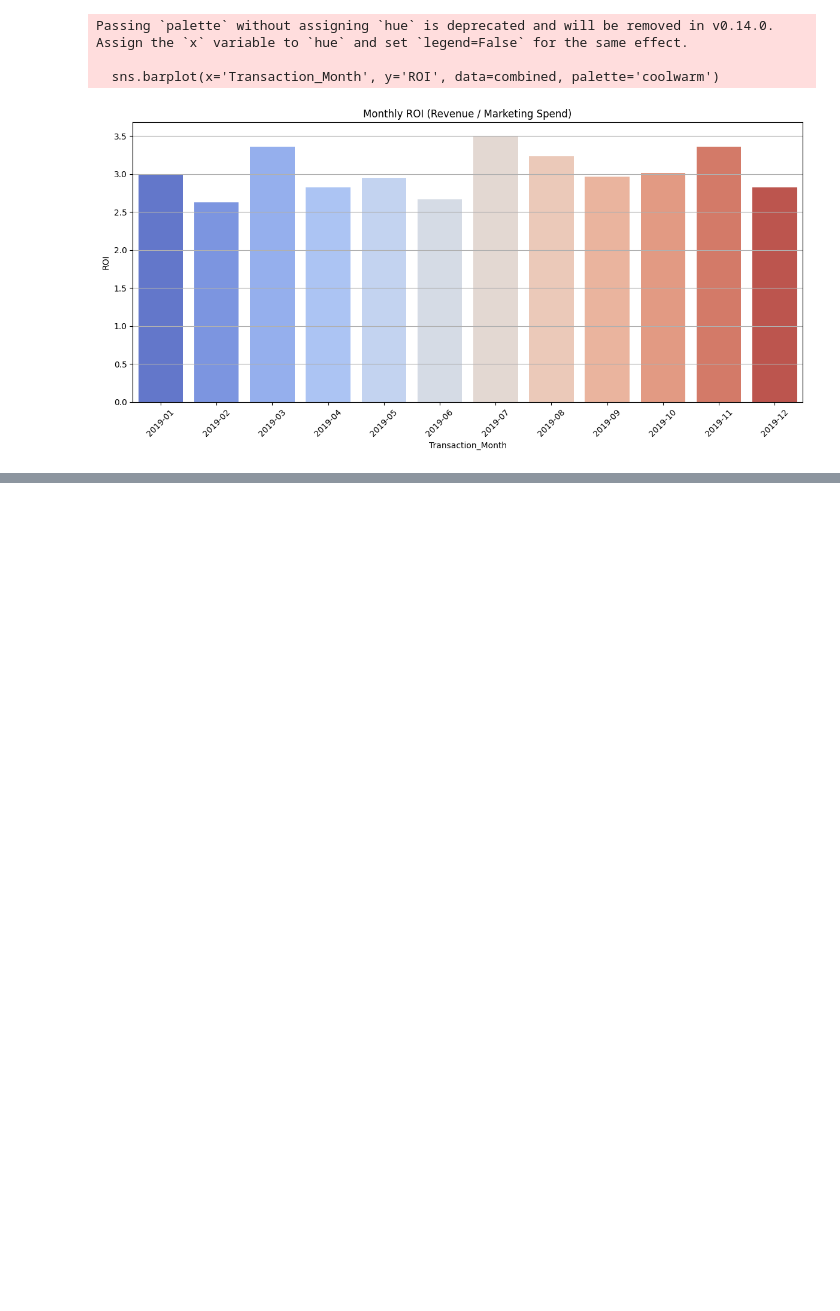
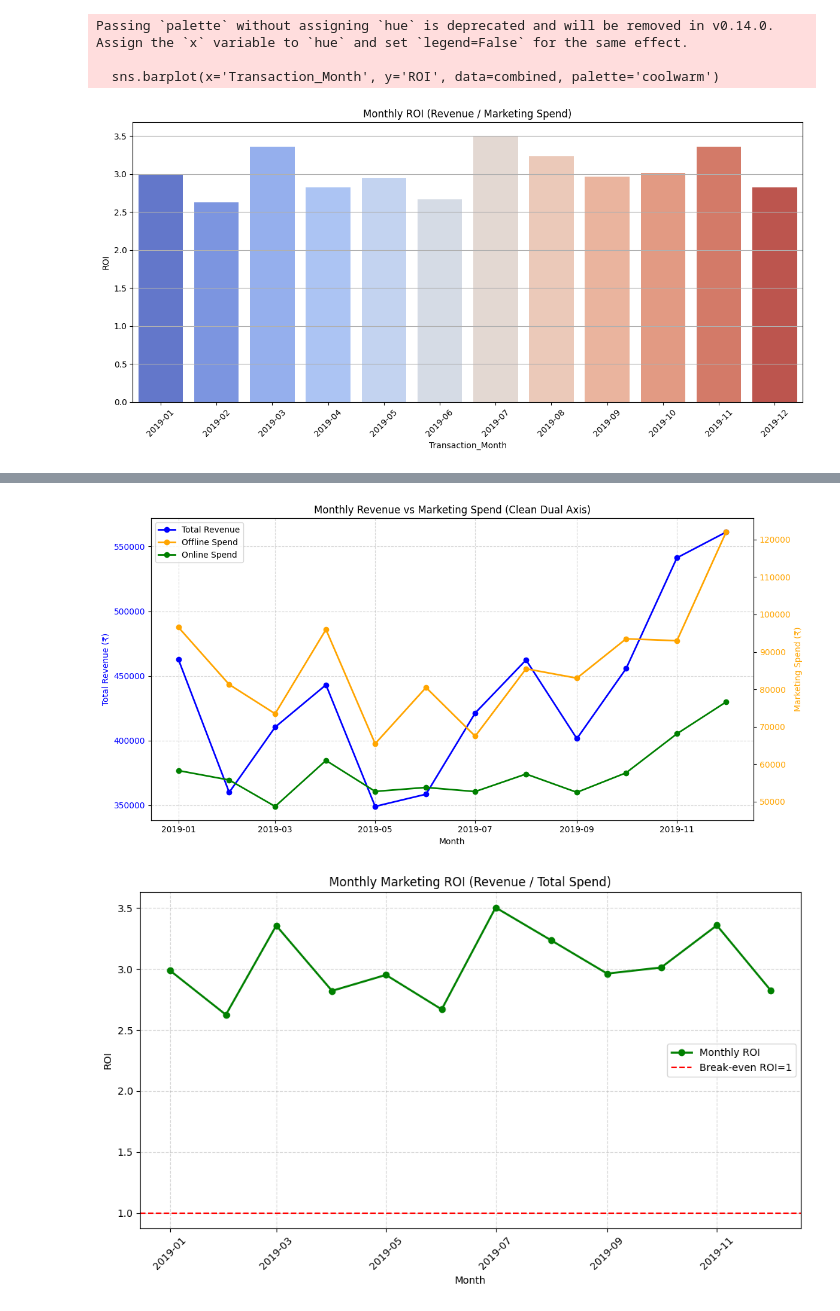
Before and after one commit to HarshaVardhan2412/ecommerce-marketing-sales-analysis, a Jupyter notebook: ecommerce_analysis.ipynb, the cells around one changed output, grey strips where cells are left out. Drawn from its saved outputs; the diff is of its cells as text; code cells hidden in the pictures; blank space fills up the shorter version.

```diff
--- a/ecommerce_analysis.ipynb
+++ b/ecommerce_analysis.ipynb
@@ -617,0 +1062,66 @@ Passing `palette` without assigning `hue` is deprecated and will be removed in v
+# %%
+#Business Question 9 :
+#Evaluate the effectiveness of marketing campaigns by comparing marketing spend to revenue generated.
+#  Are there opportunities to reallocate resources for better results?
+
+
+# Load your data (assuming already loaded as 'sales' and 'marketing')
+df_transactions = sales.copy()
+df_marketing_spend = marketing.copy()
+
+# Step 1: Clean and Aggregate Transactions to Monthly Level
+df_transactions['Transaction_Date'] = pd.to_datetime(df_transactions['Transaction_Date'])
+df_transactions['Transaction_Month'] = df_transactions['Transaction_Date'].dt.to_period('M').dt.to_timestamp()
+df_transactions['Total_Amount'] = (df_transactions['Quantity'] * df_transactions['Avg_Price']) + df_transactions['Delivery_Charges']
+
+monthly_revenue = df_transactions.groupby('Transaction_Month')['Total_Amount'].sum().reset_index()
+monthly_revenue.columns = ['Month', 'Total_Revenue']
+
+# Step 2: Clean and Aggregate Marketing Spend to Monthly Level (Sum all spends per month)
+df_marketing_spend['Month'] = pd.to_datetime(df_marketing_spend['Month'])
+df_marketing_monthly = df_marketing_spend.groupby('Month')[['Offline_Spend', 'Online_Spend']].sum().reset_index()
+
+# Step 3: Merge Monthly Revenue and Spend
+df_combined = pd.merge(monthly_revenue, df_marketing_monthly, on='Month', how='inner')
+df_combined['Total_Spend'] = df_combined['Offline_Spend'] + df_combined['Online_Spend']
+df_combined['ROI'] = df_combined['Total_Revenue'] / df_combined['Total_Spend']
+df_combined = df_combined.sort_values('Month')
+
+
+# Step 4: Plot 1 - Monthly Revenue vs Marketing Spend (Dual Axis)
+fig, ax1 = plt.subplots(figsize=(12, 6))
+
+ax1.plot(df_combined['Month'], df_combined['Total_Revenue'], marker='o', color='blue', label='Total Revenue', linewidth=2)
+ax1.set_xlabel('Month')
+ax1.set_ylabel('Total Revenue (₹)', color='blue')
+ax1.tick_params(axis='y', labelcolor='blue')
+ax1.grid(True, axis='both', linestyle='--', alpha=0.5)
+
+ax2 = ax1.twinx()
+ax2.plot(df_combined['Month'], df_combined['Offline_Spend'], marker='o', color='orange', label='Offline Spend', linewidth=2)
+ax2.plot(df_combined['Month'], df_combined['Online_Spend'], marker='o', color='green', label='Online Spend', linewidth=2)
+ax2.set_ylabel('Marketing Spend (₹)', color='orange')
+ax2.tick_params(axis='y', labelcolor='orange')
+
+plt.title('Monthly Revenue vs Marketing Spend (Clean Dual Axis)')
+lines_1, labels_1 = ax1.get_legend_handles_labels()
+lines_2, labels_2 = ax2.get_legend_handles_labels()
+plt.legend(lines_1 + lines_2, labels_1 + labels_2, loc='upper left')
+plt.tight_layout()
+plt.show()
+
+# Step 5: Plot 2 - ROI Trend
+plt.figure(figsize=(10, 6))
+plt.plot(df_combined['Month'], df_combined['ROI'], marker='o', color='green', label='Monthly ROI', linewidth=2)
+plt.axhline(1, color='red', linestyle='--', label='Break-even ROI=1')
+plt.title('Monthly Marketing ROI (Revenue / Total Spend)')
+plt.xlabel('Month')
+plt.ylabel('ROI')
+plt.legend()
+plt.grid(True, axis='both', linestyle='--', alpha=0.5)
+plt.xticks(rotation=45)
+plt.tight_layout()
+plt.show()
+# %% [output]
+[figure, added]
+[figure, added]
```
Also changed, not shown: parts of 11 cells of this notebook, 2 other files.
